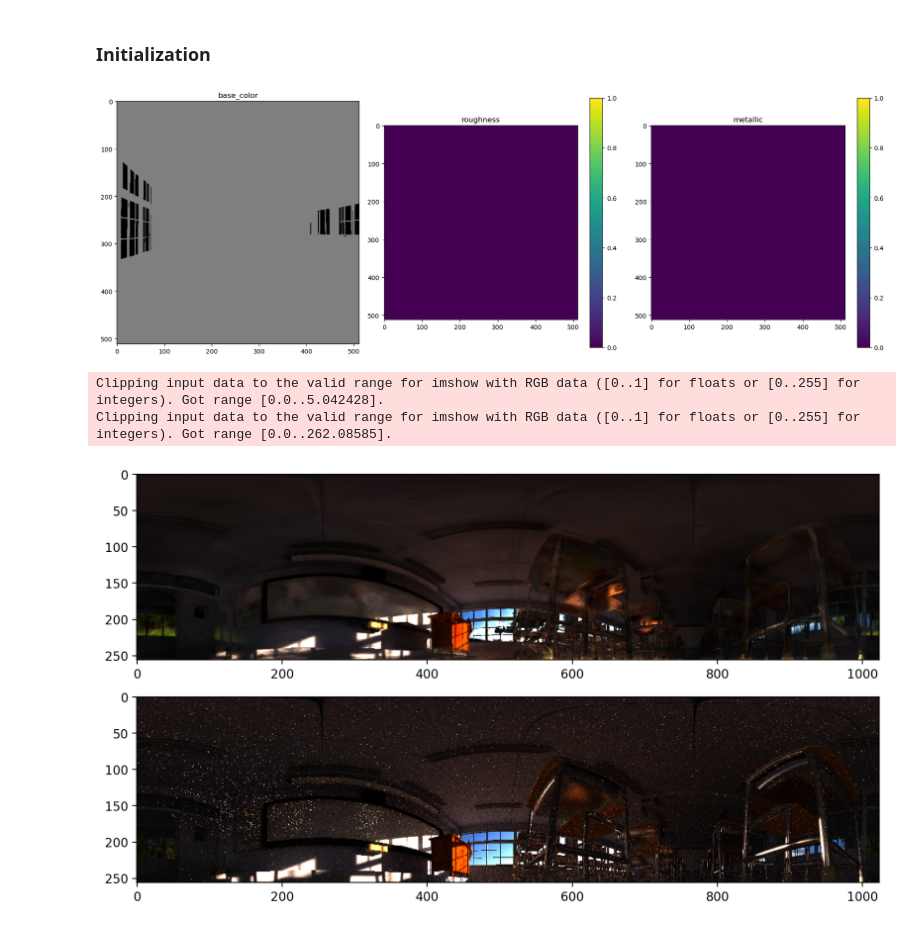
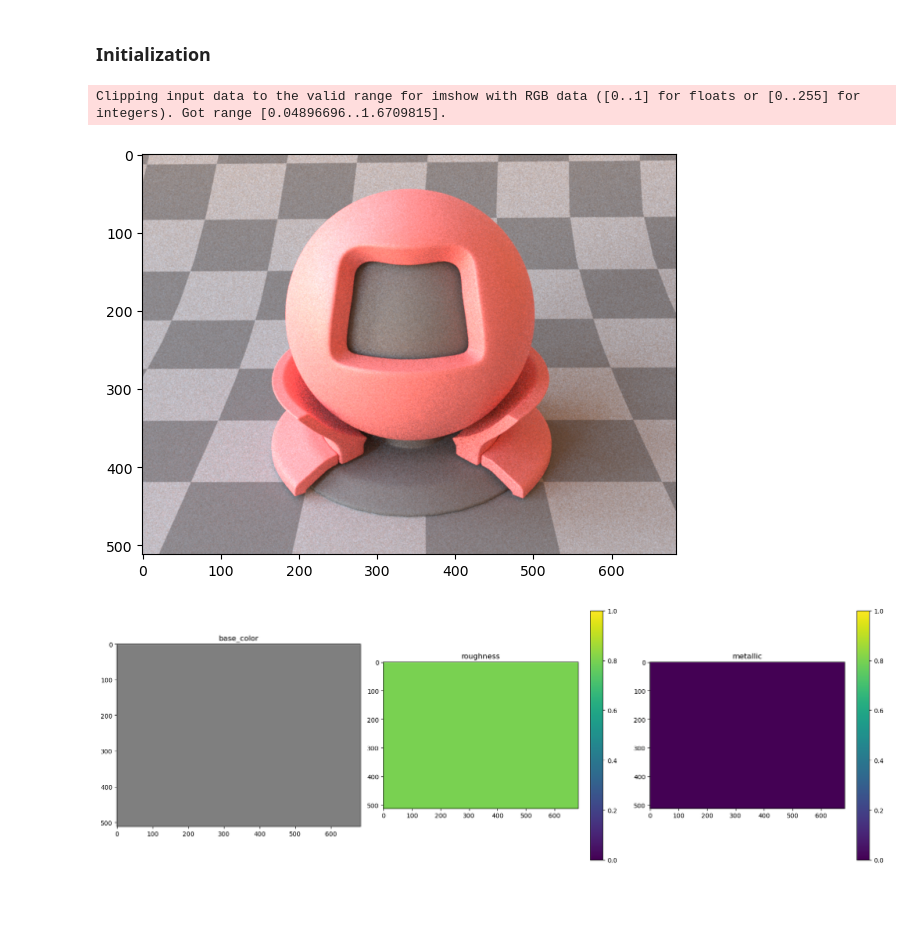
Before and after one commit to gitmon/volprim-balance, a Jupyter notebook: scripts/run.ipynb, the cells around one changed output. Cells and saved outputs as stored; diff of their text form; code cells hidden in the pictures; blank space fills up the shorter version.

```diff
--- a/scripts/run.ipynb
+++ b/scripts/run.ipynb
@@ -41,3 +51,27 @@ bsdf_train = Diffuse()
+# %%
+from scripts.radiosity.radiance_cache import RadianceCache
+from scripts.radiosity.surface_sampler import SceneSurfaceSampler
+from scripts.radiosity.vertex_bsdf import Diffuse, Principled
+
+# scene_path = "/home/jonathan/Documents/volprim-balance/scenes/mitsuba/cabinet_noenv/scene_remesh.xml"
+# scene = mi.load_file(scene_path)
+# gs_path = "/home/jonathan/Documents/gaussian-splatting-exr/output/cabinet_noenv/point_cloud/iteration_30000/point_cloud.ply"
+# radiance_cache = RadianceCache(scene, gs_path)
+# scene_sampler = SceneSurfaceSampler(scene, mesh_indexes=[0])
+# bsdf_train = Diffuse()
+
+
+# scene_path = "/home/jonathan/Documents/volprim-balance/scenes/mitsuba/matpreview_default/matpreview.xml"
+# scene = mi.load_file(scene_path)
+# gs_path = "/home/jonathan/Documents/gaussian-splatting-exr/output/matpreview_default/point_cloud/iteration_7000/point_cloud.ply"
+
+scene_path = "/home/jonathan/Documents/volprim-balance/scenes/mitsuba/matpreview_default/matpreview.xml"
+scene = mi.load_file(scene_path)
+gs_path = "/home/jonathan/Documents/taming-3dgs/output/matpreview_budget_5x/point_cloud/iteration_7000/point_cloud.ply"
+
+radiance_cache = RadianceCache(scene, gs_path)
+scene_sampler = SceneSurfaceSampler(scene, mesh_indexes=[2])
+bsdf_train = Principled()       # Diffuse()
 # %%
 # from scripts.radiosity.visualizer import visualize_ellipsoids
 
@@ -111,76 +111,37 @@ import matplotlib.pyplot as plt
 # # origin = mi.ScalarPoint3f(0,0.6,1)
 # # target = mi.ScalarPoint3f(0,1,0)
 
 # # # 2
 # # up = mi.ScalarPoint3f(0,1,0)
 # # origin = mi.ScalarPoint3f(-0.8,0.6,0.6)
 # # target = mi.ScalarPoint3f(1,0,0)
 
 
 # sensor = mi.load_dict({
 #     'type': 'perspective',
 #     'fov': 60,
 #     'to_world': mi.ScalarTransform4f().look_at(origin, target, up)
 #     })
 
-# # Scene render
-# plt.figure(figsize=(6,6), dpi=100)
-# plt.imshow(mi.render(scene, sensor=sensor) ** (1.0 / 2.2)); plt.tight_layout()
+# Scene render
+plt.figure(figsize=(6,6), dpi=100)
+plt.imshow(mi.render(scene) ** (1.0 / 2.2)); plt.tight_layout()
 
 
 # i = 0
 # mi.util.write_bitmap(f"{i}_rt.exr", mi.render(scene, spp=256, sensor=sensor))
 # mi.util.write_bitmap(f"{i}_gs.exr", mi.render(radiance_cache.gs_scene, spp=256, integrator=radiance_cache.integrator, sensor=sensor))
 
 # BSDF initial values
 plt.figure(figsize=(18,6), dpi=100)
-out = render_attributes(scene, (512, 512), False)
+out = render_attributes(scene, None, False)
 plt.subplot(131); plt.imshow(out[:,:,:3]); plt.title("base_color")
 plt.subplot(132); plt.imshow(out[:,:,3], vmin=0.0, vmax=1.0); plt.title("roughness"); plt.colorbar()
 plt.subplot(133); plt.imshow(out[:,:,4], vmin=0.0, vmax=1.0); plt.title("metallic");  plt.colorbar()
 # plt.subplot(133); plt.imshow(out[:,:,5], vmin=0.0, vmax=1.0); plt.title("anisotropic");  plt.colorbar()
 # plt.subplot(133); plt.imshow(out[:,:,6], vmin=0.0, vmax=1.0); plt.title("spec_tint");  plt.colorbar()
 plt.tight_layout()
 # %% [output]
+Clipping input data to the valid range for imshow with RGB data ([0..1] for floats or [0..255] for integers). Got range [0.04896696..1.6709815].
-[figure, old version]
+[figure, new version]
+[figure, added]
-# %%
-import polyscope as ps
-from scripts.radiosity.radiance_cache import render_hemisphere_rt
-
-sampler = mi.load_dict({'type': 'independent'})
-# seed = 10
-seed = 14
-si = scene_sampler.sample(1 << 0, sampler, rng_state=seed)[0]
-si_wide = dr.gather(type(si), si, dr.zeros(UInt, 256))
-wi_rays = radiance_cache.eval_Li_mat(si_wide, sampler)[4]
-wo_rays = radiance_cache.eval_Lo(si, sampler)[3]
-
-
-N = 256
-plt.figure(figsize=(13,6), dpi=200)
-plt.subplot(211)
-img_out, rays = radiance_cache._render_hemisphere(si, sampler, N, offset = 0.2)
-img_out, rays = radiance_cache._render_hemisphere_auto_offset(si, sampler, N)
-plt.imshow(img_out)
-mi.util.write_bitmap("fisheye_gs.exr", mi.Bitmap(img_out))
-
-plt.subplot(212)
-img_out_, rays = render_hemisphere_rt(scene, si, sampler, N, spp = 256)
-plt.imshow(img_out_)
-mi.util.write_bitmap("fisheye_rt.exr", mi.Bitmap(img_out_))
-
-# ps.init()
-# ps_visualize_textures(scene, False)
-# wi = ps.register_point_cloud("si", wi_rays.o.numpy().T)
-# wi.add_vector_quantity("d", wi_rays.d.numpy().T)
-# wo = ps.register_point_cloud("Lo", wo_rays.o.numpy().T)
-# wo.add_vector_quantity("d", wo_rays.d.numpy().T)
-
-# # tmp = ps.register_point_cloud("Lo", rays.o.numpy().T)
-# # tmp.add_vector_quantity("d", rays.d.numpy().T)
-
-# ps.show()
-# %% [output]
-Clipping input data to the valid range for imshow with RGB data ([0..1] for floats or [0..255] for integers). Got range [0.0..5.042428].
-Clipping input data to the valid range for imshow with RGB data ([0..1] for floats or [0..255] for integers). Got range [0.0..262.08585].
-[figure, removed]
```
Also changed, not shown: parts of 16 cells of this notebook, 11 other files.
